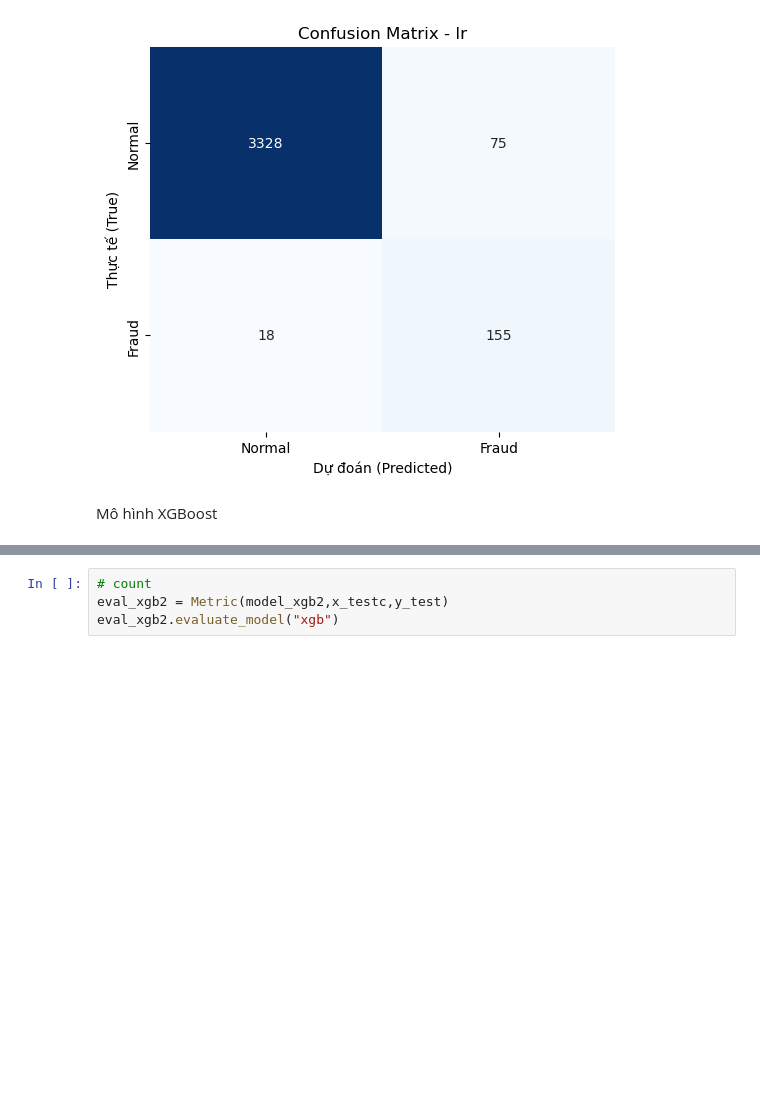
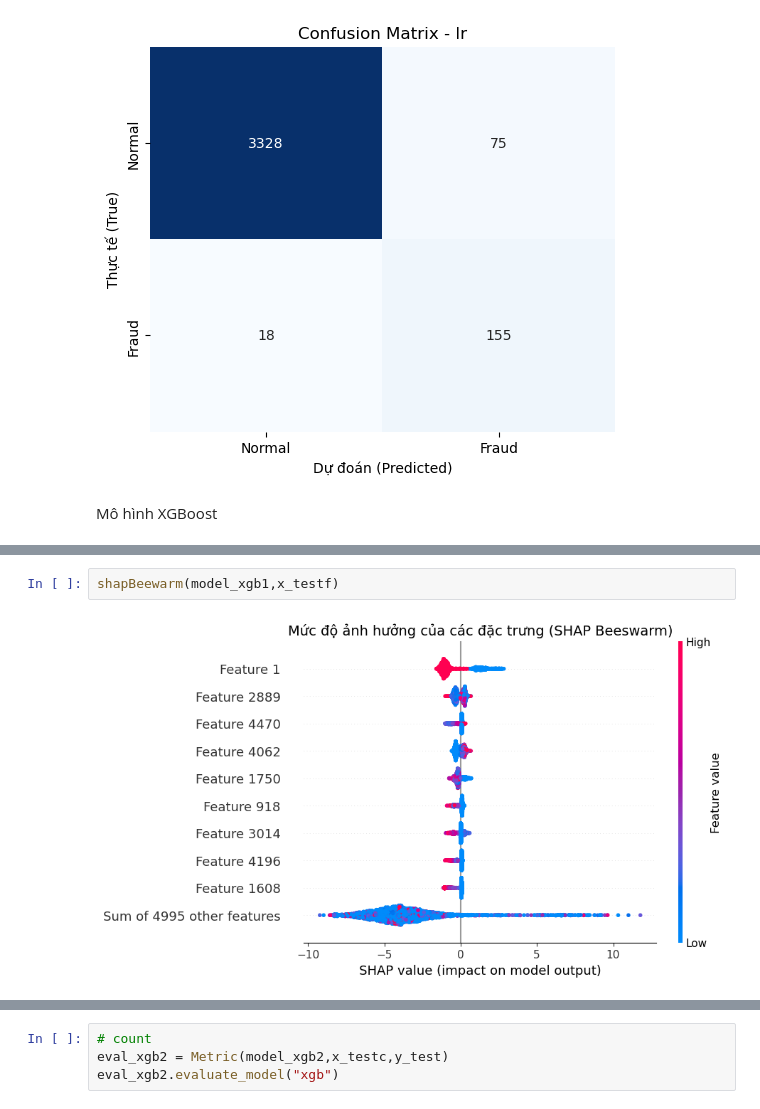
Before and after one commit to thanhlek5/Du-doan-tin-tuyen-dung, a Jupyter notebook: notebooks/sum_model.ipynb, the cells around one changed output, grey strips where cells are left out. Cells and saved outputs as stored; diff of their text form; blank space fills up the shorter version.

```diff
--- a/notebooks/sum_model.ipynb
+++ b/notebooks/sum_model.ipynb
@@ -223,0 +149,4 @@ PR-AUC (AUPRC): 0.9263 (Quan trọng cho Fraud)
+# %%
+shapBeewarm(model_xgb1,x_testf)
+# %% [output]
+[figure, added]
```
Also changed, not shown: parts of 16 cells of this notebook, 3 other files.
